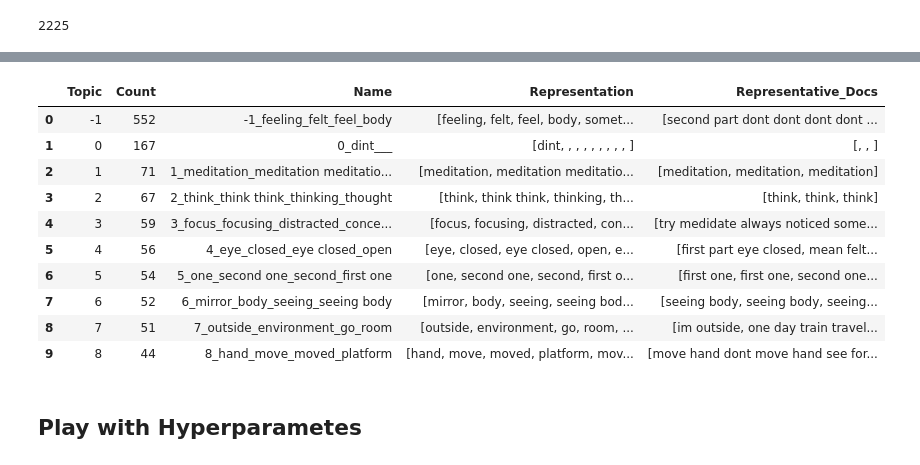
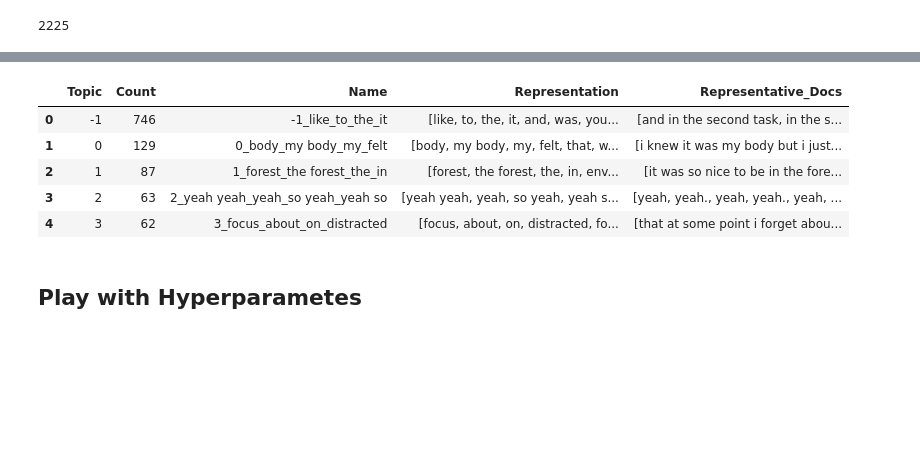
Before and after one commit to AfroDeivid/automatic-interviews-processing, a Jupyter notebook: src/topic_modelling.ipynb, the cells around one changed output, grey strips where cells are left out. Cells and saved outputs as stored; diff of their text form; code cells hidden in the pictures; blank space fills up the shorter version.

```diff
--- a/src/topic_modelling.ipynb
+++ b/src/topic_modelling.ipynb
@@ -25,15 +25,15 @@ Normalized text in 'Content' column.
 df = df_all[df_all["Speaker"] == "Participant"].copy()
 #df = df[df["Experiment"] == "Compassion"]
 
-extra_stopwords = {'yeah', 'yes', 'like', 'you', 'know', 'um', 'uh', 'really', 'okay','mm'}
+extra_stopwords = ['yeah', 'yes', 'like', 'you', 'know','really', 'okay','mm', 'one','mean','first']
+
 # Preprocess the text
 df['preprocessed_content'] = df['Content'].apply(lambda x: preprocess_text(x, extra_stopwords=extra_stopwords, ngrams=1))
 
-grouped_df = df.groupby(['File Name','utterance_index']).agg({
+"""grouped_df = df.groupby(['File Name','utterance_index']).agg({
     'preprocessed_content': ' '.join,  # Combine preprocessed text
     'Content': ' '.join,  # Combine raw text
     'Experiment': 'first',   # Keep the first (consistent if File Name is unique)
 }).reset_index()
-
-grouped_df
+grouped_df"""
 # %% [output]
@@ -53,7 +41,7 @@ grouped_df
 # %% [markdown]
 ## Main topic
 # %%
-docs = list(df.preprocessed_content)
+docs = list(df.Content)
 print(len(docs))
 # %% [output]
 2225
@@ -79,17 +67,13 @@ num_topics
 # %%
-topic_model.get_topic_info().head(10)
+topic_model.get_topic_info().to_csv("all.csv")
+topic_model.get_topic_info().head()
 # %% [output]
 |  | Topic | Count | Name | Representation | Representative_Docs |
-| 0 | -1 | 552 | -1_feeling_felt_feel_body | [feeling, felt, feel, body, somet... | [second part dont dont dont dont ... |
-| 1 | 0 | 167 | 0_dint___ | [dint, , , , , , , , , ] | [, , ] |
-| 2 | 1 | 71 | 1_meditation_meditation meditatio... | [meditation, meditation meditatio... | [meditation, meditation, meditation] |
-| 3 | 2 | 67 | 2_think_think think_thinking_thought | [think, think think, thinking, th... | [think, think, think] |
-| 4 | 3 | 59 | 3_focus_focusing_distracted_conce... | [focus, focusing, distracted, con... | [try medidate always noticed some... |
-| 5 | 4 | 56 | 4_eye_closed_eye closed_open | [eye, closed, eye closed, open, e... | [first part eye closed, mean felt... |
-| 6 | 5 | 54 | 5_one_second one_second_first one | [one, second one, second, first o... | [first one, first one, second one... |
-| 7 | 6 | 52 | 6_mirror_body_seeing_seeing body | [mirror, body, seeing, seeing bod... | [seeing body, seeing body, seeing... |
-| 8 | 7 | 51 | 7_outside_environment_go_room | [outside, environment, go, room, ... | [im outside, one day train travel... |
-| 9 | 8 | 44 | 8_hand_move_moved_platform | [hand, move, moved, platform, mov... | [move hand dont move hand see for... |
+| 0 | -1 | 746 | -1_like_to_the_it | [like, to, the, it, and, was, you... | [and in the second task, in the s... |
+| 1 | 0 | 129 | 0_body_my body_my_felt | [body, my body, my, felt, that, w... | [i knew it was my body but i just... |
+| 2 | 1 | 87 | 1_forest_the forest_the_in | [forest, the forest, the, in, env... | [it was so nice to be in the fore... |
+| 3 | 2 | 63 | 2_yeah yeah_yeah_so yeah_yeah so | [yeah yeah, yeah, so yeah, yeah s... | [yeah, yeah., yeah, yeah., yeah, ... |
+| 4 | 3 | 62 | 3_focus_about_on_distracted | [focus, about, on, distracted, fo... | [that at some point i forget abou... |
 # %%
 topic_model.visualize_barchart(top_n_topics = 16, n_words = 10)
 # %%
```
Also changed, not shown: parts of 10 cells of this notebook, 8 other files.
